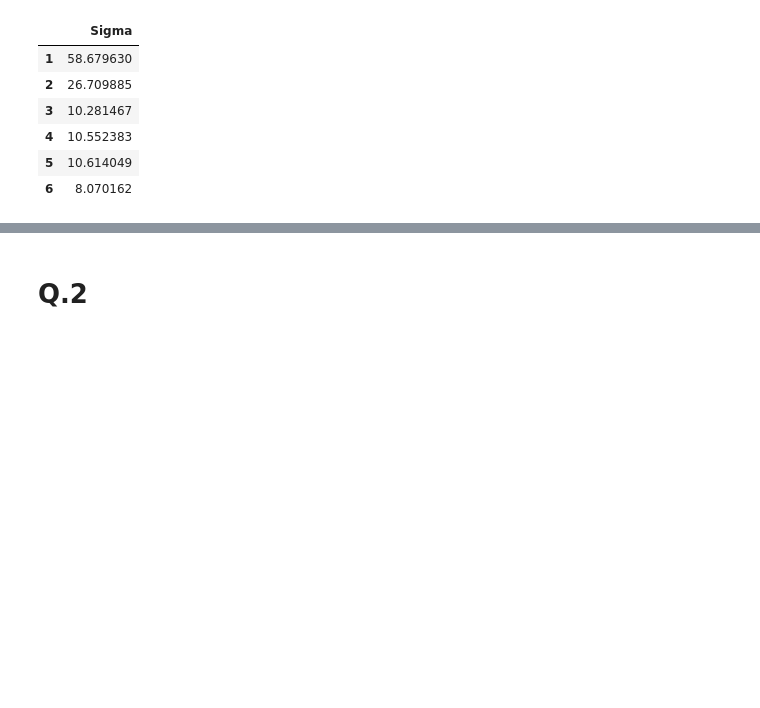
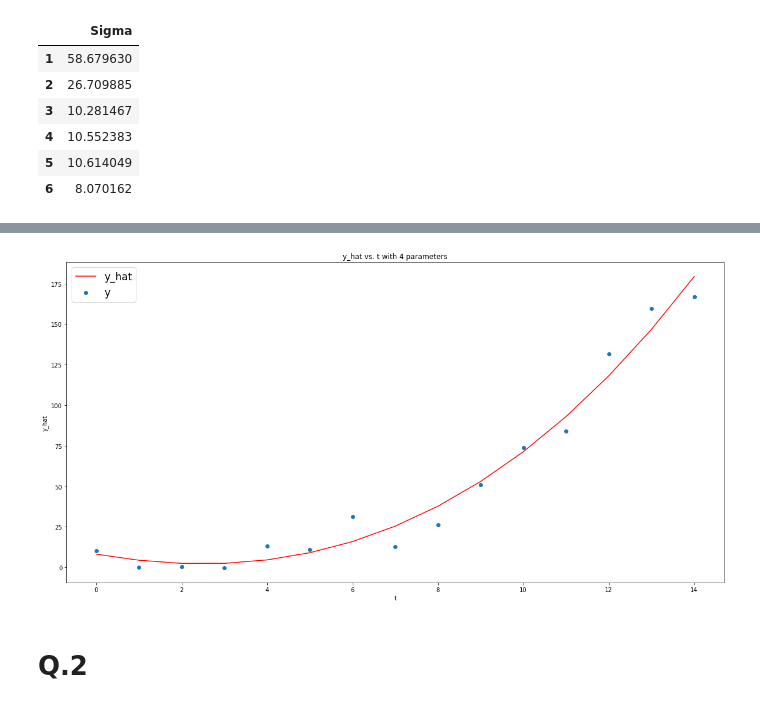
Before and after one commit to cplan082-tech/Adaptive_Control, a Jupyter notebook: assignments/A1/A1.ipynb, the cells around one changed output, grey strips where cells are left out. Cells and saved outputs as stored; diff of their text form; code cells hidden in the pictures; blank space fills up the shorter version.

```diff
--- a/assignments/A1/A1.ipynb
+++ b/assignments/A1/A1.ipynb
@@ -101,3 +132,7 @@ The equation for the estimation of the standard deviation is $\hat{\sigma} = \sq
+# %%
+y_hat_plotter(4)
+# %% [output]
+[figure, added]
 # %% [markdown]
 # Q.2
 # %% [markdown]
```
Also changed, not shown: parts of 15 cells of this notebook.
